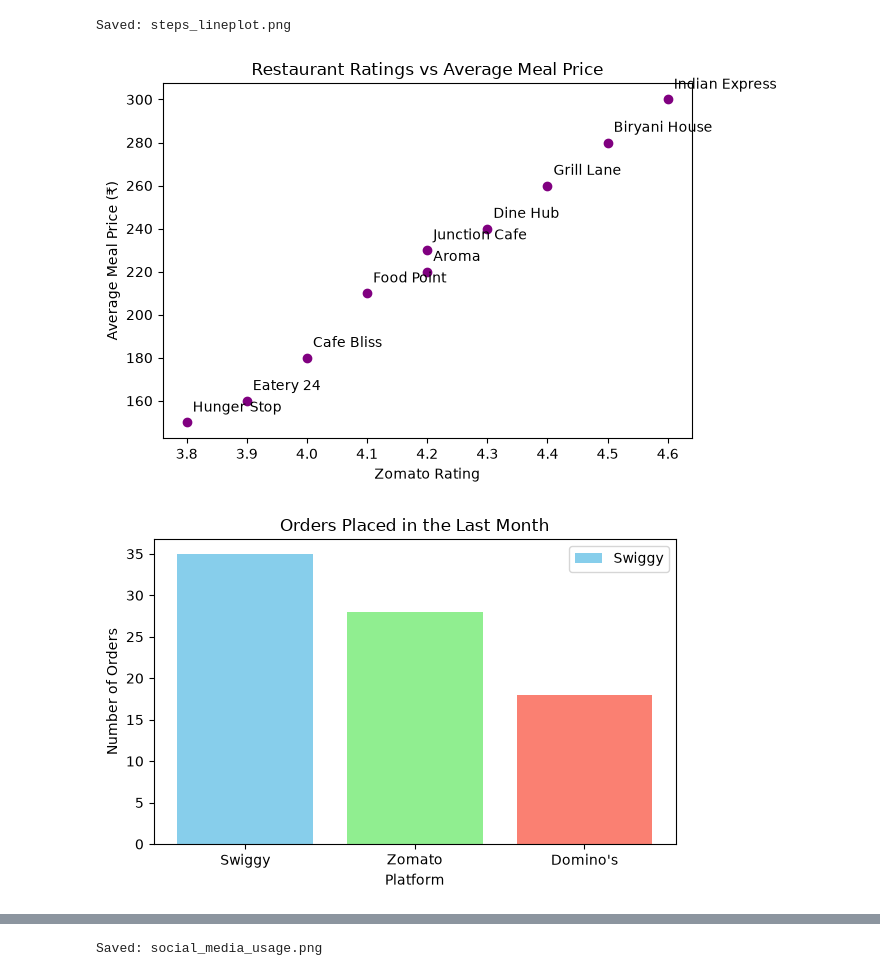
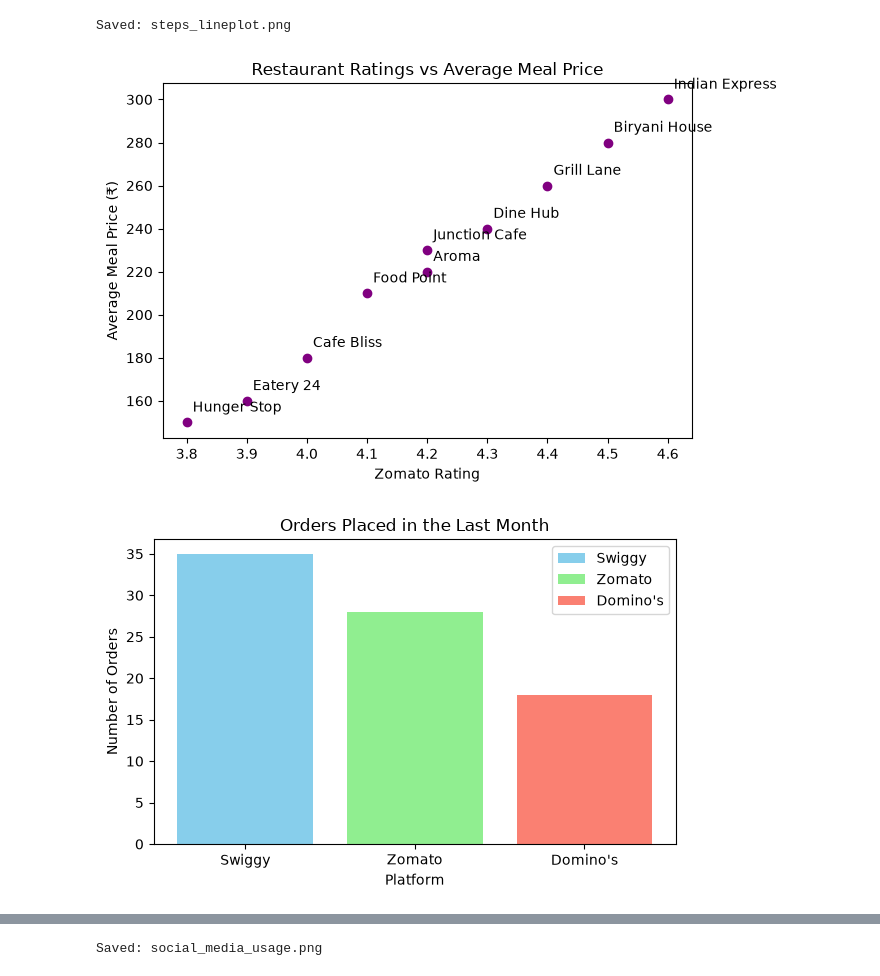
Before and after one commit to jamariyapratik2005/ASSIGNMENTS, a Jupyter notebook: session10.ipynb, the cells around one changed output, grey strips where cells are left out. Cells and saved outputs as stored; diff of their text form; code cells hidden in the pictures.

```diff
--- a/session10.ipynb
+++ b/session10.ipynb
@@ -39,11 +39,12 @@ orders = [35, 28, 18]
 colors = ['skyblue', 'lightgreen', 'salmon']
 
 plt.figure(figsize=(6, 4))
-plt.bar(platforms, orders, color=colors)
+for platform, order, color in zip(platforms, orders, colors):
+    plt.bar(platform, order, color=color, label=platform)
 plt.title('Orders Placed in the Last Month')
 plt.xlabel('Platform')
 plt.ylabel('Number of Orders')
-plt.legend(platforms, loc='upper right')
+plt.legend()
 plt.tight_layout()
 plt.show()
 
@@ -55,33 +56,33 @@ plt.hist(session_durations, bins=5, color='coral', edgecolor='black')
 plt.title('Distribution of Spotify Listening Session Durations')
 plt.xlabel('Duration (minutes)')
 plt.ylabel('Frequency')
 plt.tight_layout()
 plt.show()
 
 # 5) Two subplots for social media usage
 days = ['Mon', 'Tue', 'Wed', 'Thu', 'Fri', 'Sat', 'Sun']
 screen_time = [90, 110, 85, 120, 95, 130, 100]
 posts_liked = [8, 6, 5, 9, 7, 10, 6]
 
 fig, axes = plt.subplots(1, 2, figsize=(12, 4))
 
 axes[0].plot(days, screen_time, marker='o', color='blue')
 axes[0].set_title('Daily Instagram Screen Time')
 axes[0].set_xlabel('Day')
 axes[0].set_ylabel('Screen Time (min)')
 
 axes[1].bar(days, posts_liked, color='orange')
 axes[1].set_title('Posts Liked Per Day')
 axes[1].set_xlabel('Day')
 axes[1].set_ylabel('Number of Posts Liked')
 
 plt.tight_layout()
 plt.savefig('d:/TOPS/PY_LIBRARY/ASSIGNMENTS/session10_data/social_media_usage.png')
 plt.close()
 print('Saved: social_media_usage.png')
 # %% [output]
 Saved: steps_lineplot.png
 [figure]
-[figure, old version]
+[figure, new version]
 [figure]
 Saved: social_media_usage.png
```
